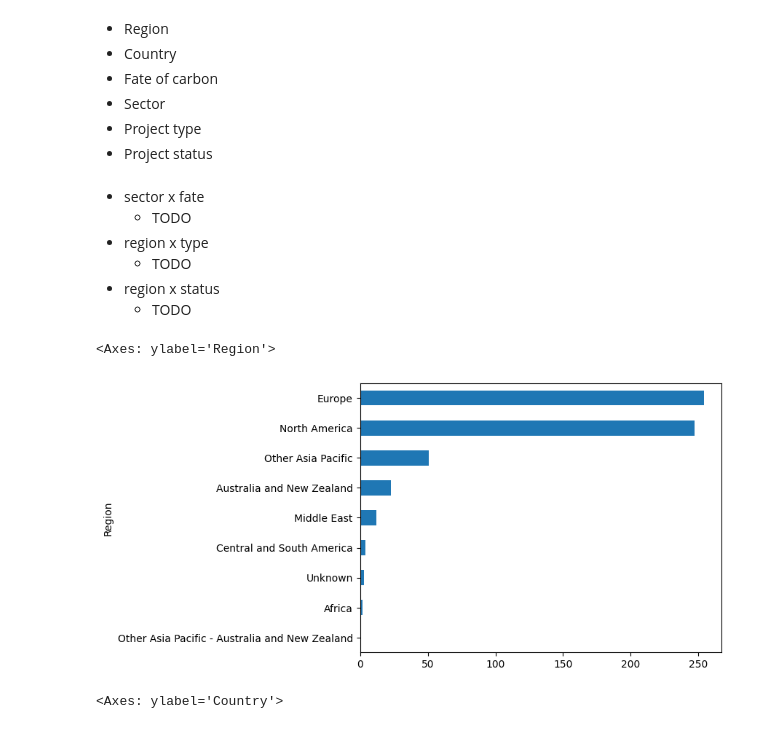
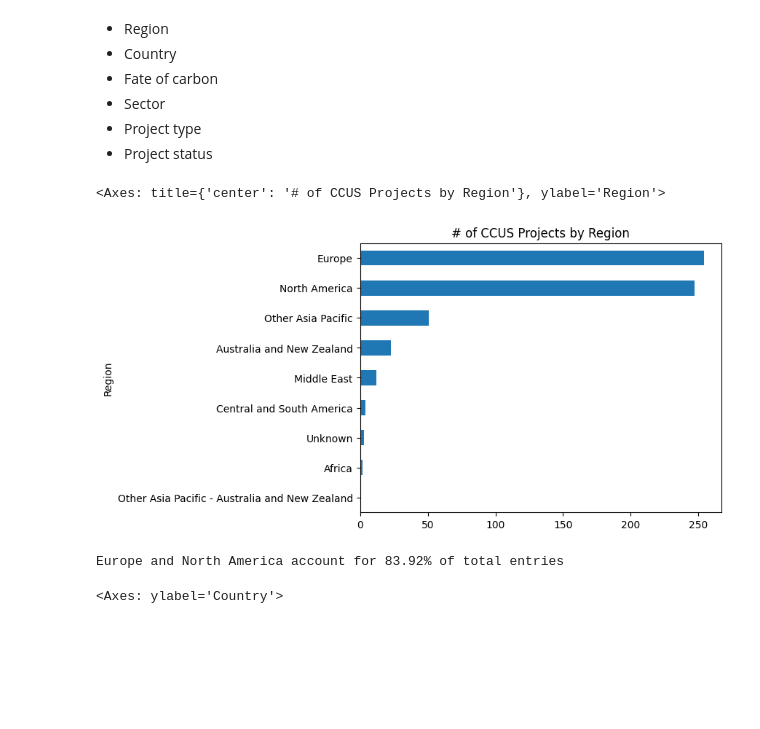
Before and after one commit to noah-art3mis/stats-assignment-1, a Jupyter notebook: carbon_cleaning.ipynb, the cells around one changed output. Drawn from its saved outputs; the diff is of its cells as text; code cells hidden in the pictures; blank space fills up the shorter version.

```diff
--- a/carbon.ipynb
+++ b/carbon_cleaning.ipynb
@@ -90,0 +83,2 @@ The code detects if the entry is a range, splits it, converts it into a number,
+# %%
+df = df.dropna(subset=["Announced capacity (Mt CO2/yr)"])
@@ -143,0 +190,9 @@ Issues that were not fixed:
+# %%
+def fix_full_chain(value: str) -> str:
+    if 'Full chain' in value:
+        return 'Full Chain'
+    else:
+        return value
+
+df['Project type'] = df['Project type'].apply(fix_full_chain)
+df['Project type'].value_counts()
@@ -278,18 +386,19 @@ memory usage: 35.8 KB
 -   Sector
 -   Project type
 -   Project status
-# %% [markdown]
--   sector x fate
-    -   TODO
--   region x type
-    -   TODO
--   region x status
-    -   TODO
 # %%
-df["Region"].value_counts().sort_values(ascending=True).plot.barh()
+df["Region"].value_counts().sort_values(ascending=True).plot.barh(title="# of CCUS Projects by Region")
 # %% [output]
-<Axes: ylabel='Region'>
+<Axes: title={'center': '# of CCUS Projects by Region'}, ylabel='Region'>
-[figure, old version]
+[figure, new version]
+# %%
+df_rows_count = df.shape[0]
+europe_counts = (df['Region'] == 'Europe').sum()
+na_counts = (df['Region'] == 'North America').sum()
+region_percentage = (europe_counts + na_counts) / df_rows_count
+print(f"Europe and North America account for {region_percentage * 100:.2f}% of total entries")
+# %% [output]
+Europe and North America account for 83.92% of total entries
 # %%
 df["Country"].value_counts().sort_values(ascending=True).tail(20).plot.barh()
 # %% [output]
```
Also changed, not shown: parts of 70 cells of this notebook, 2 other files.
